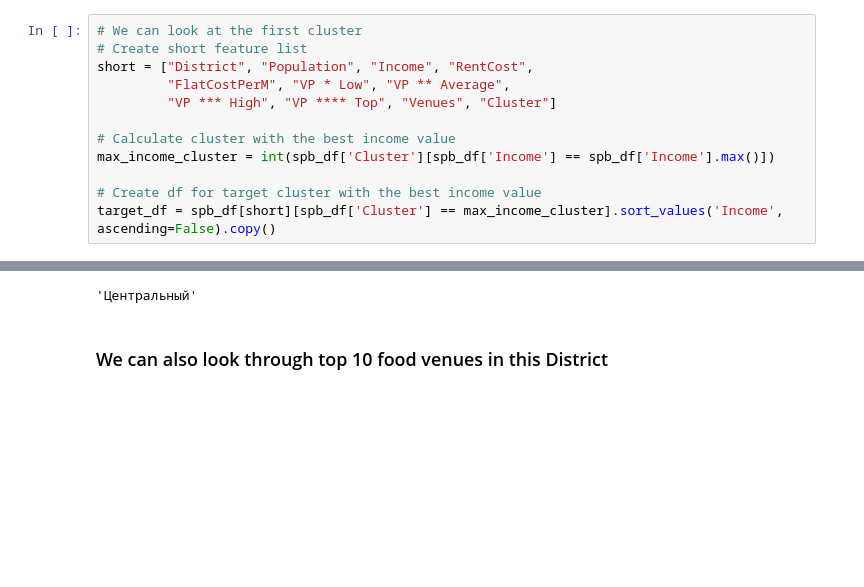
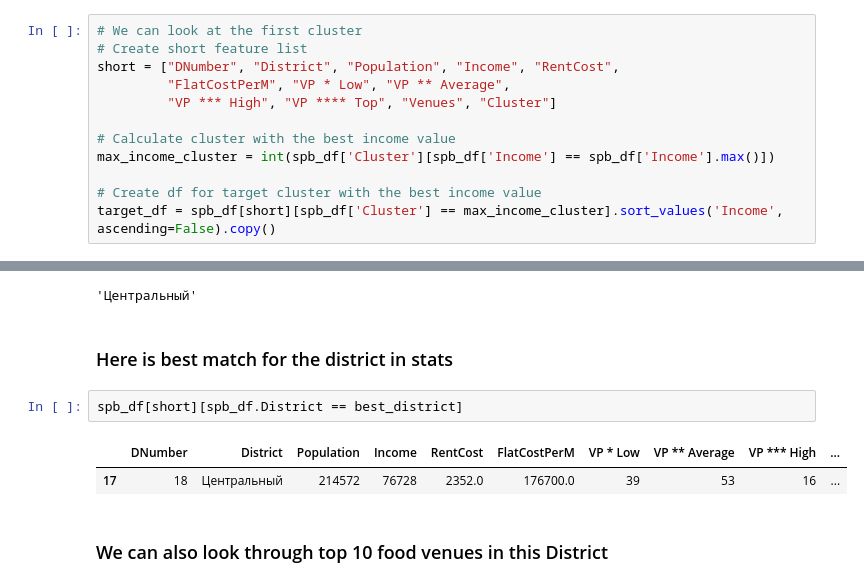
Before and after one commit to nevertheless-ui/data-analysis-study-projects-2019, a Jupyter notebook: Saint Petersburg Venues Clastering Analysis/ML_SPB_Clustering_Project_EN.ipynb, the cells around one changed output, grey strips where cells are left out. Drawn from its saved outputs; the diff is of its cells as text; blank space fills up the shorter version.

```diff
--- a/Saint Petersburg Venues Clastering Analysis/ML_SPB_Clustering_Project_EN.ipynb
+++ b/Saint Petersburg Venues Clastering Analysis/ML_SPB_Clustering_Project_EN.ipynb
@@ -1554,7 +1554,7 @@ No Cluster detected
 # %%
 # We can look at the first cluster
 # Create short feature list
-short = ["District", "Population", "Income", "RentCost",
+short = ["DNumber", "District", "Population", "Income", "RentCost",
          "FlatCostPerM", "VP * Low", "VP ** Average",
          "VP *** High", "VP **** Top", "Venues", "Cluster"]
 
@@ -1621,6 +1621,13 @@ best_district = target_df.sort_values('FlatCostPerM', ascending=False).sort_valu
 best_district
 # %% [output]
 'Центральный'
+# %% [markdown]
+### Here is best match for the district in stats
+# %%
+spb_df[short][spb_df.District == best_district]
+# %% [output]
+|  | DNumber | District | Population | Income | RentCost | FlatCostPerM | VP * Low | VP ** Average | VP *** High | ... |
+| 17 | 18 | Центральный | 214572 | 76728 | 2352.0 | 176700.0 | 39 | 53 | 16 | ... |
 # %% [markdown]
 ### We can also look through top 10 food venues in this District
 # %%
```
Also changed, not shown: parts of 1 cell of this notebook.
